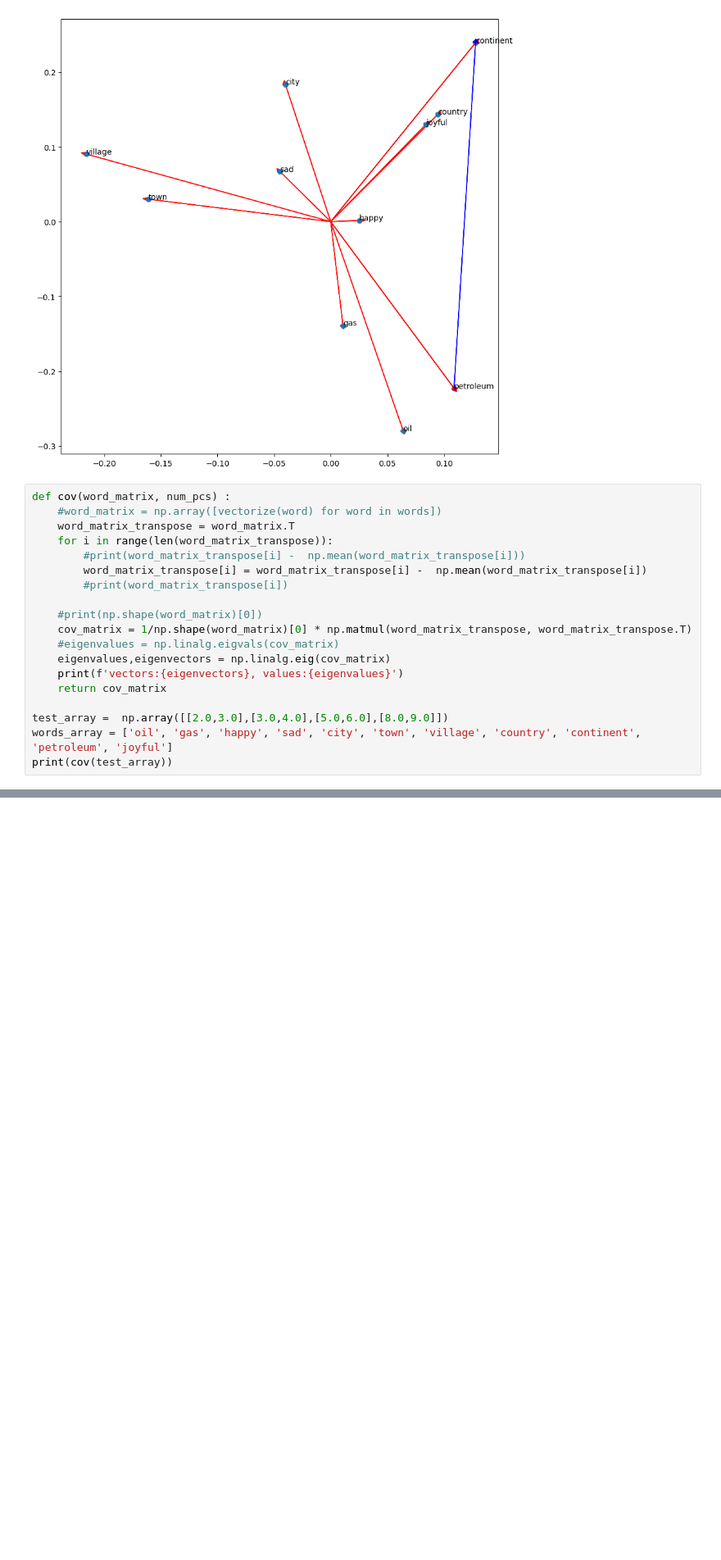
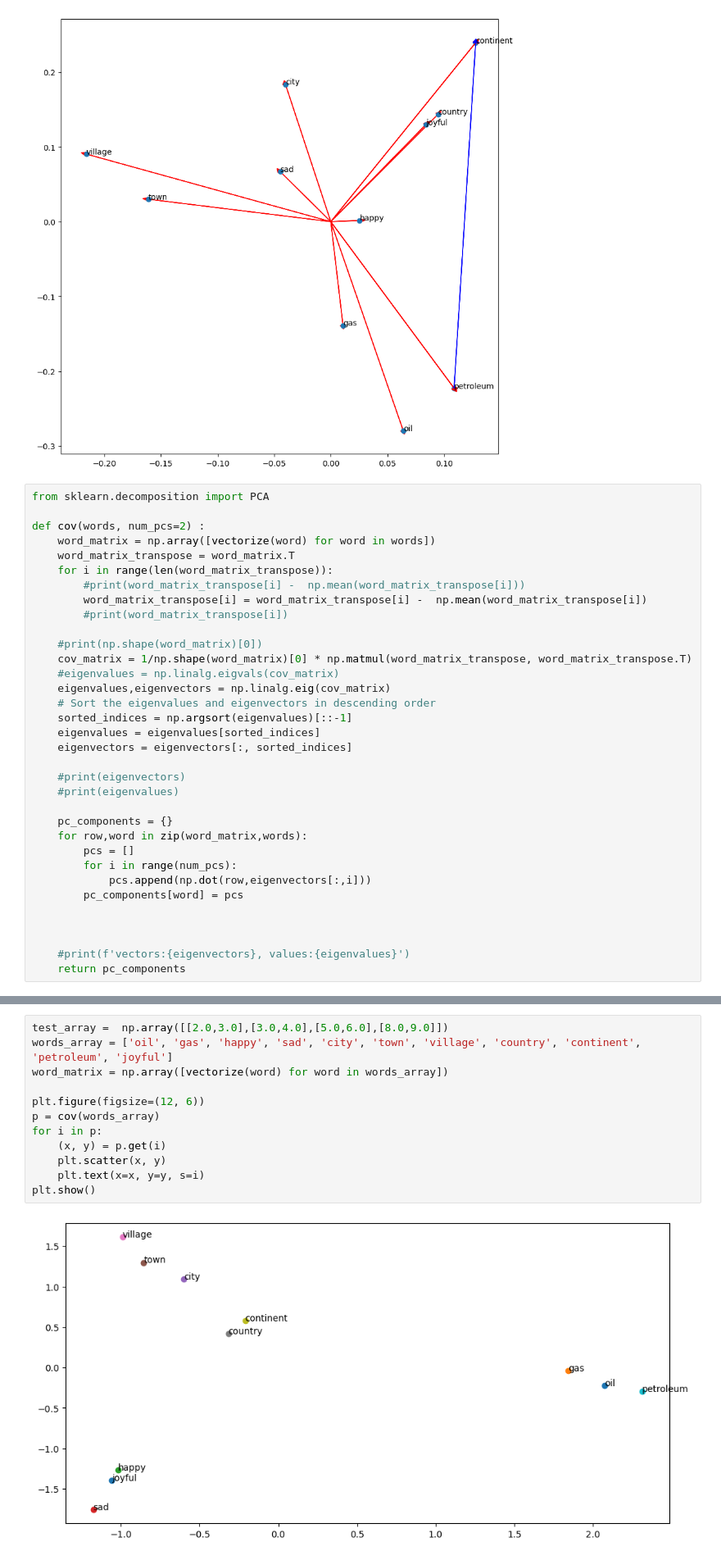
Before and after one commit to AdithyaShanker99/NLP, a Jupyter notebook: SentAnalysisVectorSpaceModel.ipynb, the cells around one changed output, grey strips where cells are left out. Shown: that part at 82% size. Saved outputs shown, nothing was run; the diff lists cells and outputs as text; blank space fills up the shorter version.

```diff
--- a/SentAnalysisVectorSpaceModel.ipynb
+++ b/SentAnalysisVectorSpaceModel.ipynb
@@ -193,8 +193,10 @@ plotDistance('petroleum', 'continent', plot_vectors(words, 3, 2))
    0.04492188]]
 [figure]
 # %%
-def cov(word_matrix, num_pcs) :
-    #word_matrix = np.array([vectorize(word) for word in words])
+from sklearn.decomposition import PCA
+
+def cov(words, num_pcs=2) :
+    word_matrix = np.array([vectorize(word) for word in words])
     word_matrix_transpose = word_matrix.T
     for i in range(len(word_matrix_transpose)):
         #print(word_matrix_transpose[i] -  np.mean(word_matrix_transpose[i]))
@@ -205,9 +207,22 @@ def cov(word_matrix, num_pcs) :
     cov_matrix = 1/np.shape(word_matrix)[0] * np.matmul(word_matrix_transpose, word_matrix_transpose.T)
     #eigenvalues = np.linalg.eigvals(cov_matrix)
     eigenvalues,eigenvectors = np.linalg.eig(cov_matrix)
-    print(f'vectors:{eigenvectors}, values:{eigenvalues}')
-    return cov_matrix
+    # Sort the eigenvalues and eigenvectors in descending order
+    sorted_indices = np.argsort(eigenvalues)[::-1]
+    eigenvalues = eigenvalues[sorted_indices]
+    eigenvectors = eigenvectors[:, sorted_indices]
 
-test_array =  np.array([[2.0,3.0],[3.0,4.0],[5.0,6.0],[8.0,9.0]])
-words_array = ['oil', 'gas', 'happy', 'sad', 'city', 'town', 'village', 'country', 'continent', 'petroleum', 'joyful']
-print(cov(test_array))
+    #print(eigenvectors)
+    #print(eigenvalues)
+
+    pc_components = {}
+    for row,word in zip(word_matrix,words):
+        pcs = []
+        for i in range(num_pcs):
+            pcs.append(np.dot(row,eigenvectors[:,i]))
+        pc_components[word] = pcs
+
+
+
+    #print(f'vectors:{eigenvectors}, values:{eigenvalues}')
+    return pc_components
@@ -218,0 +229,14 @@ vectors:[10.5  0. ], values:[[ 0.70710678 -0.70710678]
+# %%
+test_array =  np.array([[2.0,3.0],[3.0,4.0],[5.0,6.0],[8.0,9.0]])
+words_array = ['oil', 'gas', 'happy', 'sad', 'city', 'town', 'village', 'country', 'continent', 'petroleum', 'joyful']
+word_matrix = np.array([vectorize(word) for word in words_array])
+
+plt.figure(figsize=(12, 6))
+p = cov(words_array)
+for i in p:
+    (x, y) = p.get(i)
+    plt.scatter(x, y)
+    plt.text(x=x, y=y, s=i)
+plt.show()
+# %% [output]
+[figure, added]
```
Also changed, not shown: parts of 3 cells of this notebook.
